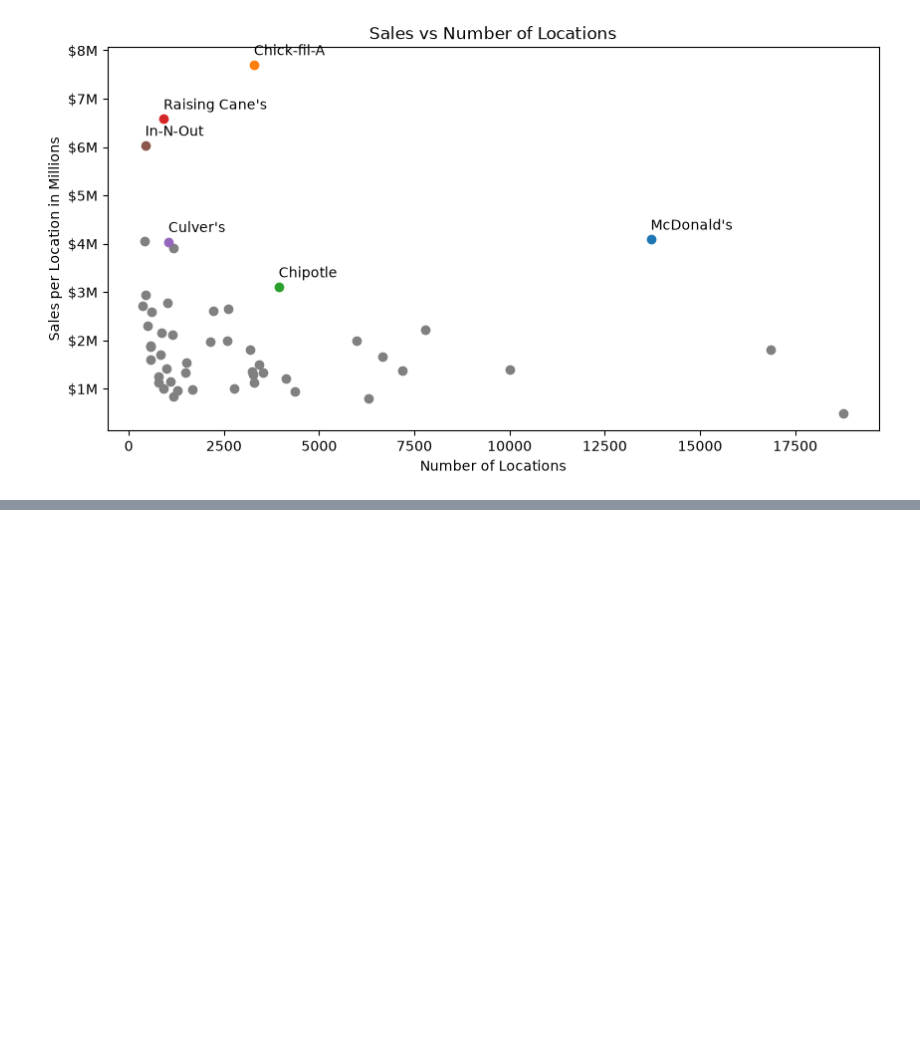
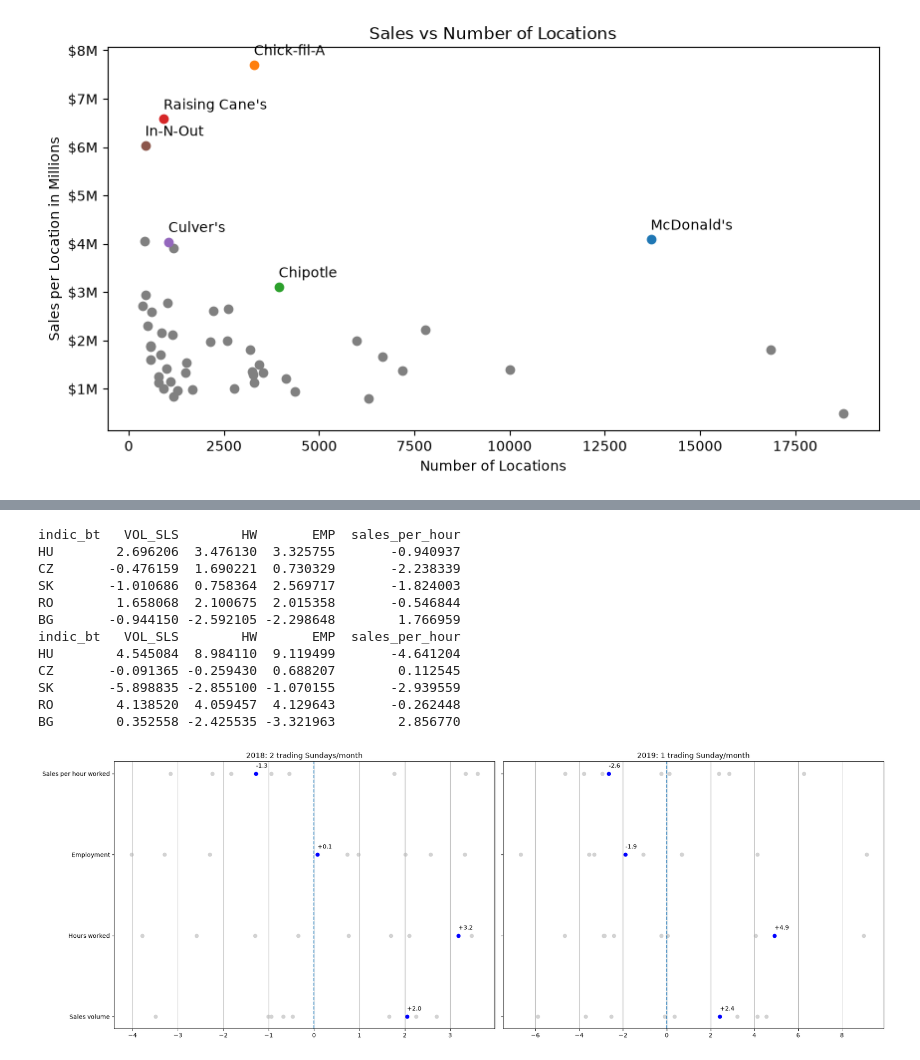
Before and after one commit to DylanAhn10/SixDayWorkWeekAnalysis, a Jupyter notebook: main.ipynb, the cells around one changed output, grey strips where cells are left out. Drawn from its saved outputs; the diff is of its cells as text; code cells hidden in the pictures; blank space fills up the shorter version.

```diff
--- a/main.ipynb
+++ b/main.ipynb
@@ -225,0 +273,25 @@ data = requests.get(f"{europestatsurl}/{tablename}", params = params)
+# %%
+def getchange(df, country, base, post):
+    countrydata = df[df["geo"] == country]
+    before = countrydata[countrydata["quarter"].isin(base)][list(measures)].mean()
+    after = countrydata[countrydata["quarter"].isin(post)][list(measures)].mean()
+    change = ((after/before) - 1) * 100
+    return change
+
+def getchangedifference(df, controls, base, post, country = "PL"):
+    countrychange = getchange(df, country, base, post)
+    otherchanges = []
+    for country in controls:
+        otherchanges.append(getchange(df, country, base, post))
+    return countrychange - pd.concat(otherchanges, axis = 1).mean(axis = 1)
+
+base = baseline
+currentphase = phases[0]
+post = pd.period_range(currentphase[0], currentphase[1], freq = "Q")
+polanddifferences = getchangedifference(retail, controls, base, post)
+print(polanddifferences)
+
+currentphase = phases[1]
+post = pd.period_range(currentphase[0], currentphase[1], freq = "Q")
+polanddifferences = getchangedifference(retail, controls, base, post)
+print(polanddifferences)
@@ -225,0 +311,31 @@ data = requests.get(f"{europestatsurl}/{tablename}", params = params)
+# %%
+fig, ax = plt.subplots(1, 2, figsize = (20, 7), sharey = True)
+for a, phase in zip(ax, phases):
+    post = pd.period_range(phase[0], phase[1], freq = "Q")
+    polanddifferences = getchangedifference(retail, controls, base, post)
+    otherdifferences = pd.DataFrame({country:getchangedifference(retail, controls, base, post, country) for country in controls}).T
+    print(otherdifferences.head(5))
+    for i, measurment in enumerate(measures):
+        a.scatter(otherdifferences[measurment], np.full(len(otherdifferences), i), color = "lightgray")
+        a.scatter(polanddifferences[measurment], i, color = "blue")
+        a.annotate(f"{polanddifferences[measurment]:+.1f}", (polanddifferences[measurment], i), xytext=(0, 10), textcoords="offset points")
+    a.set_yticks(range(len(measures)), list(measures.values()))
+    a.grid(axis = "x")
+    a.axvline(x = 0, linestyle = "--")
+    a.set_title(phase[2])
+plt.tight_layout()
+plt.show()
+# %% [output]
+indic_bt   VOL_SLS        HW       EMP  sales_per_hour
+HU        2.696206  3.476130  3.325755       -0.940937
+CZ       -0.476159  1.690221  0.730329       -2.238339
+SK       -1.010686  0.758364  2.569717       -1.824003
+RO        1.658068  2.100675  2.015358       -0.546844
+BG       -0.944150 -2.592105 -2.298648        1.766959
+indic_bt   VOL_SLS        HW       EMP  sales_per_hour
+HU        4.545084  8.984110  9.119499       -4.641204
+CZ       -0.091365 -0.259430  0.688207        0.112545
+SK       -5.898835 -2.855100 -1.070155       -2.939559
+RO        4.138520  4.059457  4.129643       -0.262448
+BG        0.352558 -2.425535 -3.321963        2.856770
+[figure, added]
```
Also changed, not shown: parts of 3 cells of this notebook.
